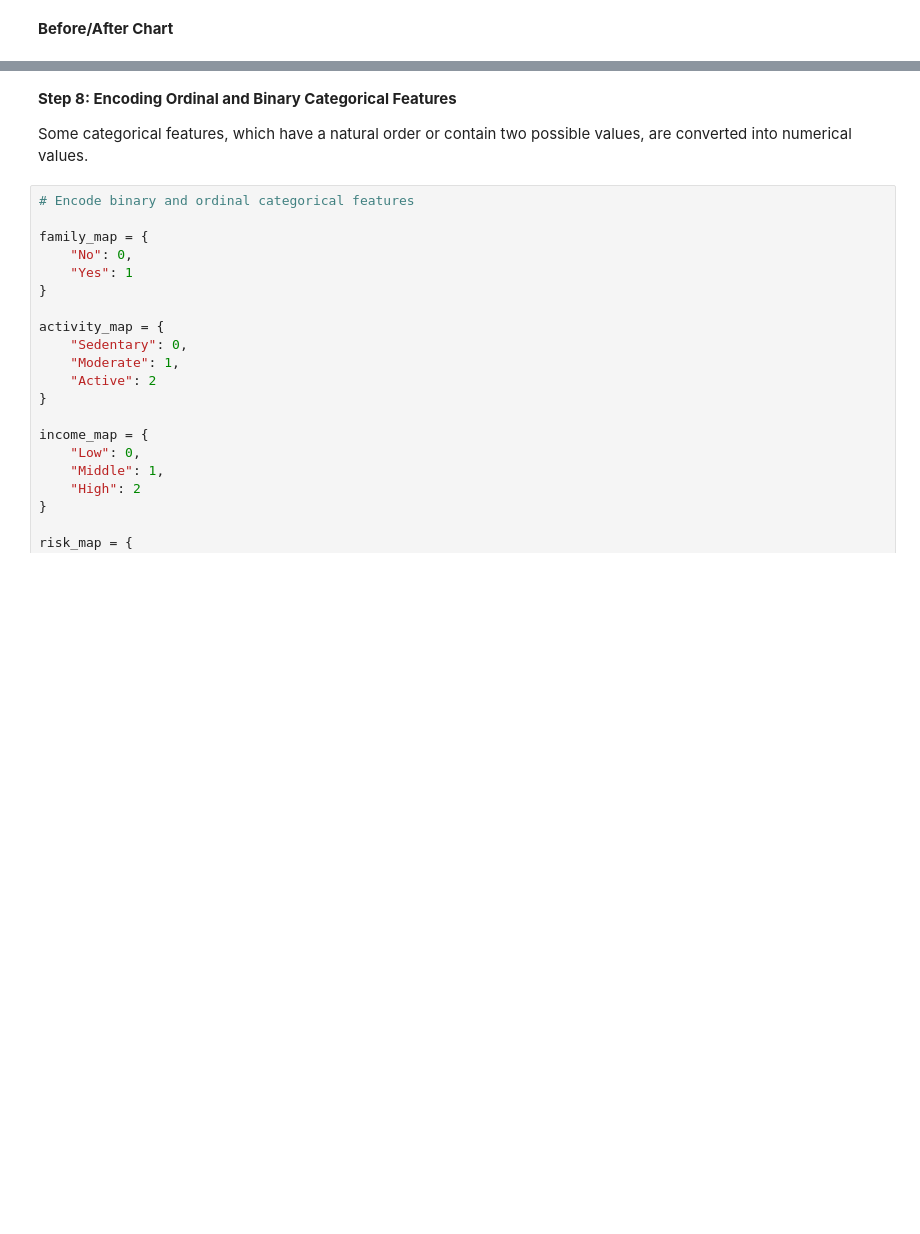
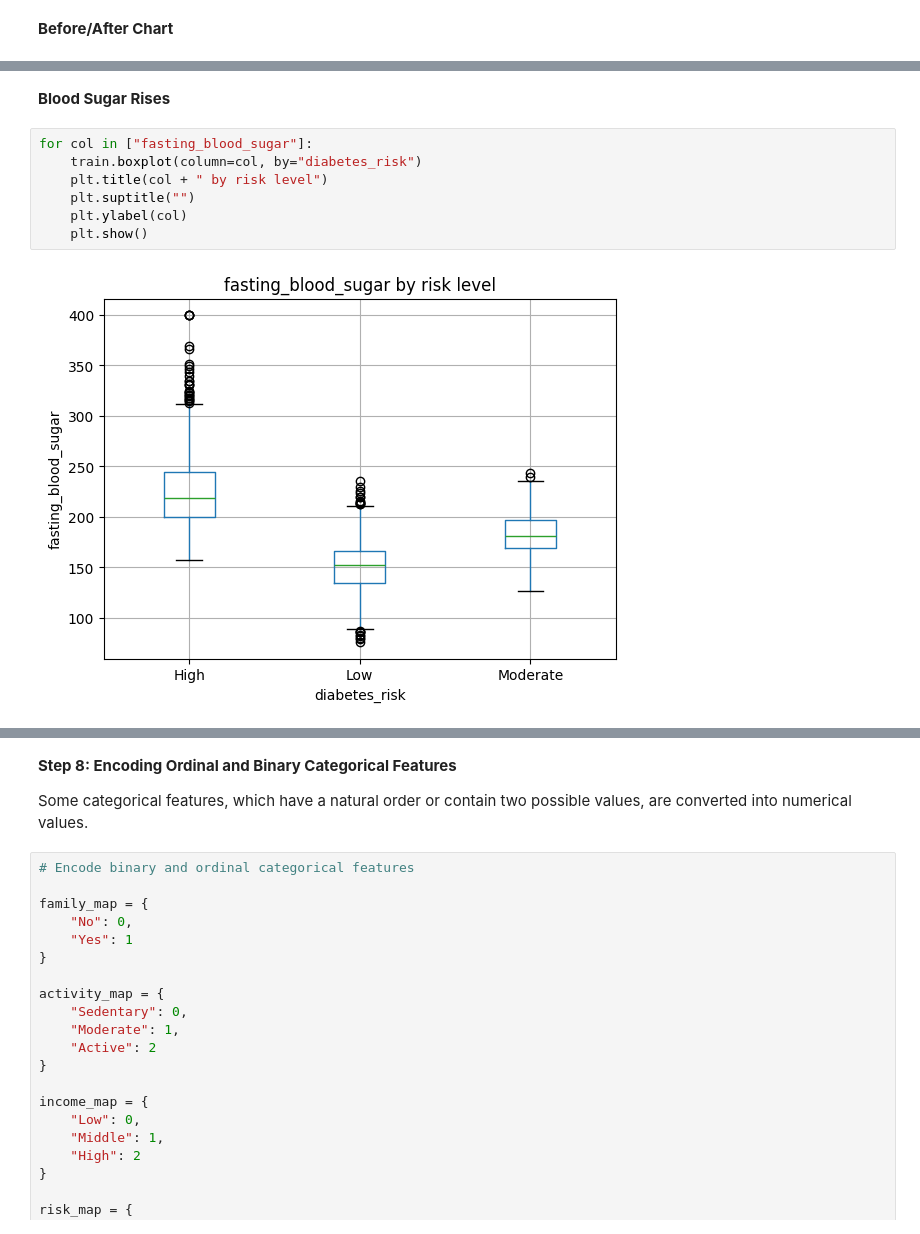
Before and after one commit to cano-elda/Midterm-Diabetes-Risk-Prediction-Group-3-ITAI-1371, a Jupyter notebook: Diabetes_Risk_Prediction.ipynb, the cells around one changed output, grey strips where cells are left out. Cells and saved outputs as stored; diff of their text form; blank space fills up the shorter version.

```diff
--- a/Diabetes_Risk_Prediction.ipynb
+++ b/Diabetes_Risk_Prediction.ipynb
@@ -177,0 +242,11 @@ plt.show()
+# %% [markdown]
+**Blood Sugar Rises**
+# %%
+for col in ["fasting_blood_sugar"]:
+    train.boxplot(column=col, by="diabetes_risk")
+    plt.title(col + " by risk level")
+    plt.suptitle("")
+    plt.ylabel(col)
+    plt.show()
+# %% [output]
+[figure, added]
```
Also changed, not shown: parts of 7 cells of this notebook.
